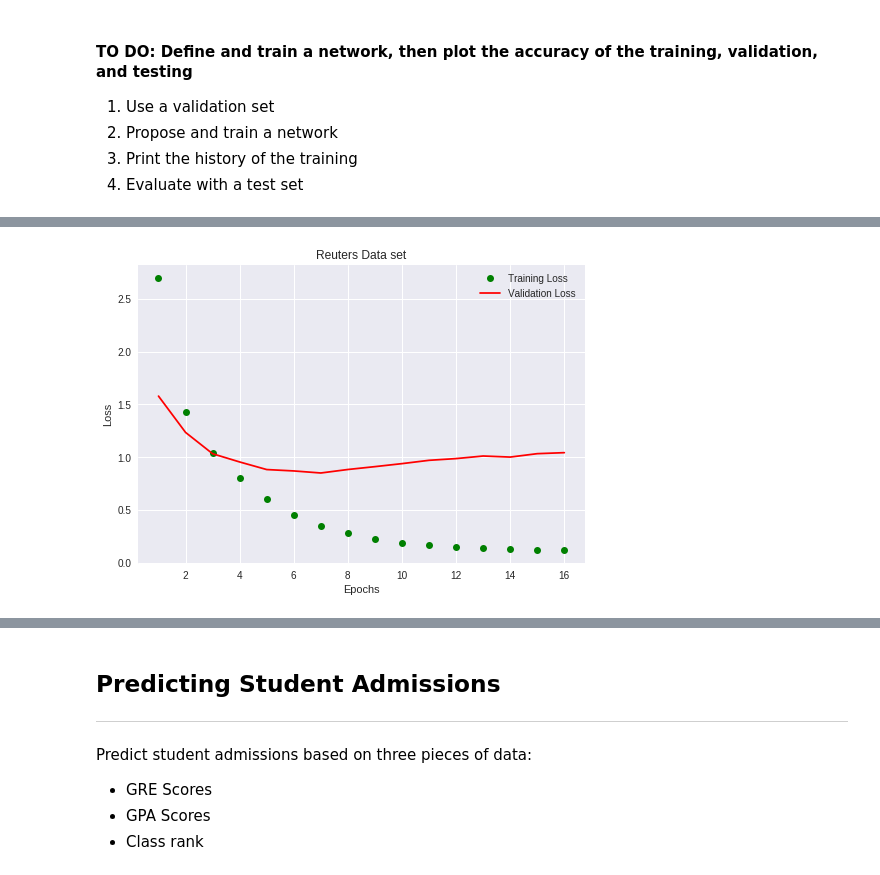
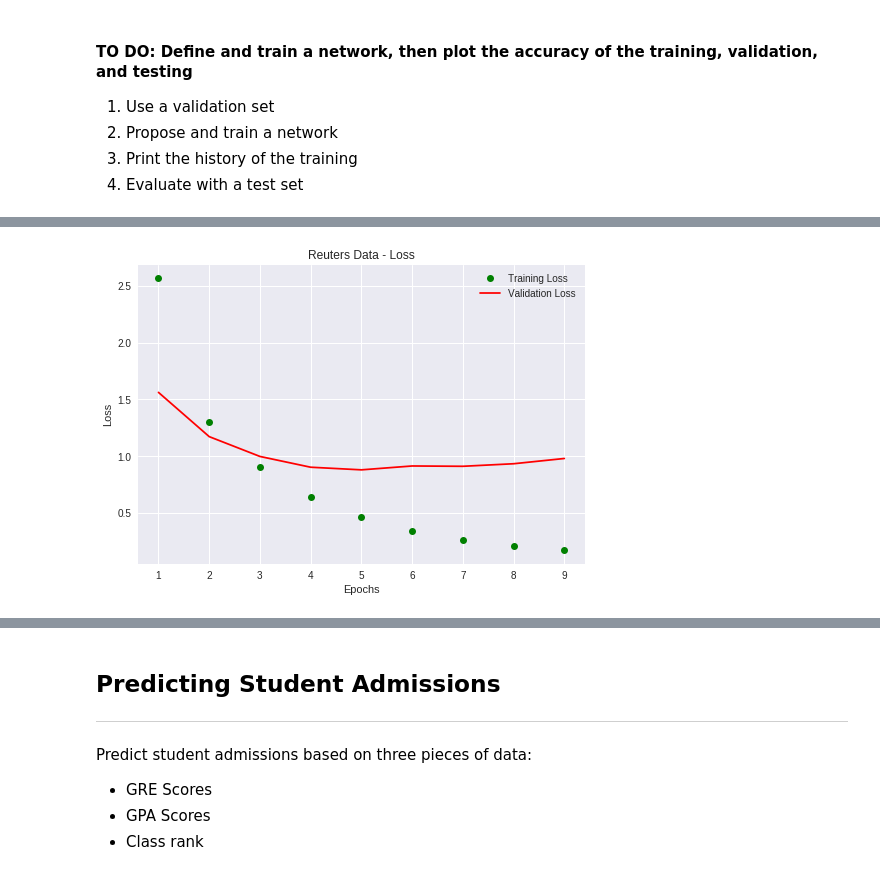
Before and after one commit to DeepLearningVision-2019/a4-keras-classification-pepebm, a Jupyter notebook: Keras_assignment.ipynb, the cells around one changed output, grey strips where cells are left out. Drawn from its saved outputs; the diff is of its cells as text; code cells hidden in the pictures.

```diff
--- a/Keras_assignment.ipynb
+++ b/Keras_assignment.ipynb
@@ -228,17 +238,23 @@ Downloading data from https://s3.amazonaws.com/text-datasets/reuters_word_index.
 2. Perform one hot encoding
 3. Create a train, test, and validation set
 # %%
-tokenizer = Tokenizer(num_words=reuters_max_words)
+tokenizer = Tokenizer(num_words= reuters_max_words)
 
-reuters_train_data_token = tokenizer.sequences_to_matrix(reuters_train_data, mode="binary")
-reuters_test_data_token = tokenizer.sequences_to_matrix(reuters_test_data, mode="binary")
+reuters_train_data_token = tokenizer.sequences_to_matrix(
+    reuters_train_data, mode="binary"
+)
+reuters_test_data_token = tokenizer.sequences_to_matrix(
+    reuters_test_data, mode="binary"
+)
 
 reuters_one_hot_train_labels = to_categorical(reuters_train_labels)
 reuters_one_hot_test_labels  = to_categorical(reuters_test_labels)
 
-reuters_val_data, reuters_val_labels = reuters_train_data_token[:1000], reuters_one_hot_train_labels[:1000]
+reuters_val_data   = reuters_train_data_token[:1000]
+reuters_val_labels = reuters_one_hot_train_labels[:1000]
 
-reuters_train_data, reuters_train_labels = reuters_train_data_token[1000:], reuters_one_hot_train_labels[1000:]
+reuters_train_data   = reuters_train_data_token[1000:]
+reuters_train_labels = reuters_one_hot_train_labels[1000:]
 
 print('train:')
 print(reuters_train_data.shape)
@@ -268,7 +284,7 @@ test:
 4. Evaluate with a test set
 # %%
 reuters_model   = models.Sequential()
-reuters_dropout = 0.3
+reuters_dropout = 0.2
 
 reuters_model.add(layers.Dense(1024, activation="tanh", input_dim=10000))
 
@@ -282,7 +298,9 @@ reuters_model.add(layers.Dropout(reuters_dropout))
 reuters_model.add(layers.Dense(46, activation="softmax"))
 
 reuters_model.compile(
-    loss= "categorical_crossentropy", optimizer= "adamax", metrics= ["accuracy"]
+    loss= "categorical_crossentropy",
+    optimizer= "adamax",
+    metrics= ["accuracy"]
 )
 
 reuters_model.summary()
@@ -319,7 +337,7 @@ reuters_model_history = reuters_model.fit(
     batch_size= 1024,
     epochs= 16,
     verbose= 2,
-    #callbacks= reuters_early_stops,
+    callbacks= reuters_early_stops,
     validation_data= (reuters_val_data, reuters_val_labels)
 )
 # %% [output]
@@ -343,23 +373,13 @@ Epoch 16/16
 # %%
-reuters_result = reuters_model.evaluate(
-    reuters_test_data_token,
-    reuters_one_hot_test_labels
-)
-
-print('Fashion score: {}%'.format(reuters_result[1]*100))
-
-
 reuters_history  = reuters_model_history.history
-reuters_acc      = reuters_history['acc']
-reuters_val_acc  = reuters_history['val_acc']
 reuters_loss     = reuters_history['loss']
 reuters_val_loss = reuters_history['val_loss']
-reuters_epochs   = range(1, len(reuters_acc) + 1)
+reuters_epochs   = range(1, len(reuters_loss) + 1)
 
 plt.plot(reuters_epochs, reuters_loss, 'go', label='Training Loss')
 plt.plot(reuters_epochs, reuters_val_loss, 'r', label='Validation Loss')
 
-plt.title('Reuters Data set')
+plt.title('Reuters Data - Loss')
 plt.xlabel('Epochs')
 plt.ylabel('Loss')
 plt.legend()
@@ -371 +389 @@ Fashion score: 79.29652715939449%
-[figure, old version]
+[figure, new version]
```
Also changed, not shown: parts of 25 cells of this notebook.
